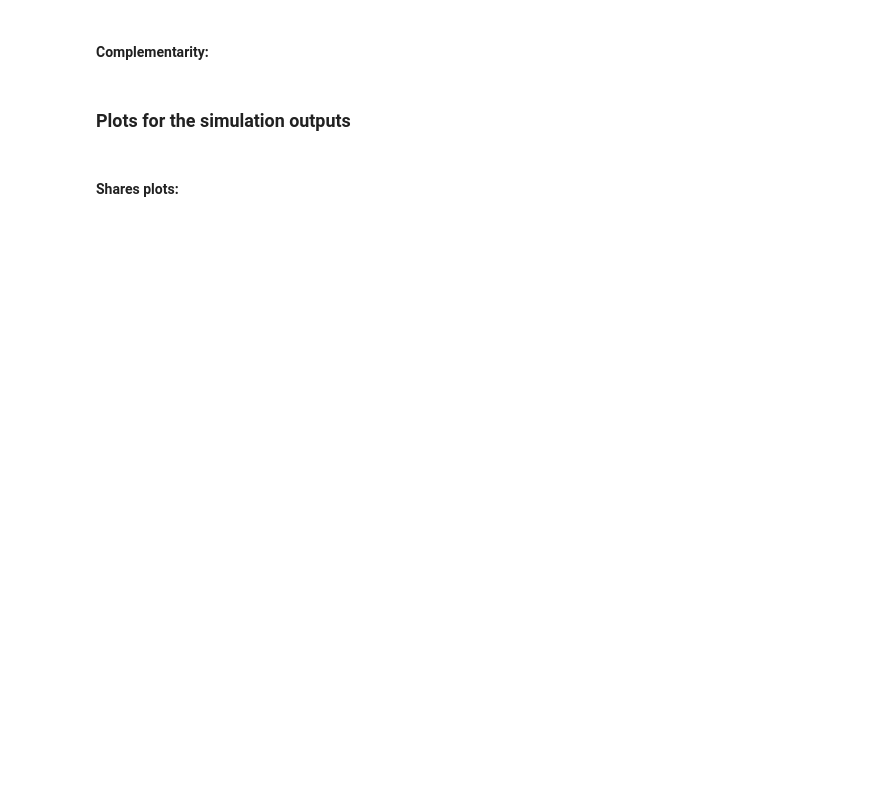
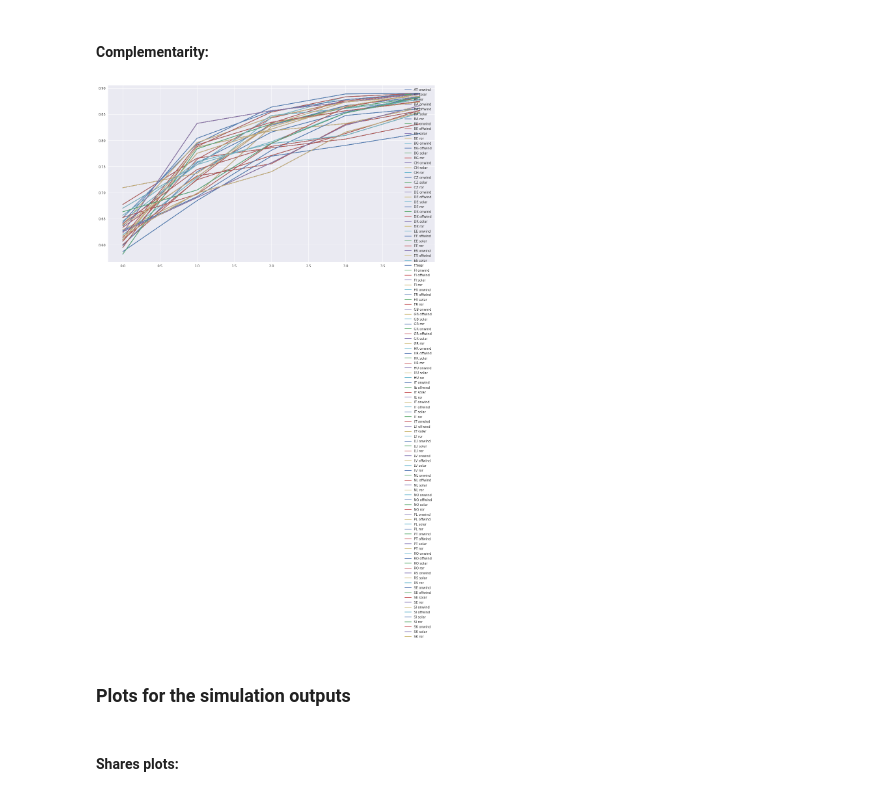
Before and after one commit to 2021-Energy-Climate-Hackathon/group_5, a Jupyter notebook: inputs_and_outputs_quick_plots.ipynb, the cells around one changed output. Cells and saved outputs as stored; diff of their text form; code cells hidden in the pictures; blank space fills up the shorter version.

Commit message:
Update basic plots Notebook to better display complementarity

```diff
--- a/inputs_and_outputs_quick_plots.ipynb
+++ b/inputs_and_outputs_quick_plots.ipynb
@@ -16,6 +16,9 @@ import warnings
 warnings.filterwarnings("ignore")
 import logging
 logging.getLogger("pypsa").setLevel(level=logging.CRITICAL)  # ignore WARNING and below
+
+# Style plots for better readability and accessibility
+plt.style.use(['seaborn'])
 # %% [markdown]
 # Bruno's starting ideas
 # %%
@@ -61,6 +84,6 @@ print(av_cap_factors)
 # %%
 ### low-generation events (minimum power availability from VRES over a period of 2-4 days, see Kies_etal)
-vregens = network.generators.index[network.generators.carrier.isin(['onwind','offwind','solar'])]
+vregens = network.generators.index[network.generators.carrier.isin(['onwind','offwind','solar'])]  # static, don't plot
 available_p = network.generators_t.p_max_pu[vregens].sum(axis=1)
 
 minimum_p_available_pu = pd.Series({n_days: (available_p.rolling('{}D'.format(n_days)).sum()/(len(vregens)*n_days*8)).min()
@@ -68,7 +91,6 @@ minimum_p_available_pu = pd.Series({n_days: (available_p.rolling('{}D'.format(n_
 
 # Collect all values with their variable name as a key in a dict
 low_gen_events = {
-    f'{vregens=}'.split('=')[0]: vregens,
     f'{available_p=}'.split('=')[0]: available_p,
     f'{minimum_p_available_pu=}'.split('=')[0]: minimum_p_available_pu,
 }
@@ -176,20 +279,17 @@ for name, vals in low_gen_events.items():
 #### Complementarity:
 # %%
 # Plot separate plots for each variable
+
+current_name = ""
+fig, ax = plt.subplots(figsize=(18,10))
 for name, vals in complementarity_seasonal.items():
-    fig, ax = plt.subplots(figsize=(18,10))
+    vals.plot()
 
-    # Do the actual plotting:
-    if isinstance(vals, pd.core.series.Series):
-        vals.plot()
-    else:
-        ax.plot(vals)
-
-    ax.set(xlabel=name, ylabel='???', title=f"Plot of {name}")
-    ax.grid()
-
-    plt.show()
-    fig.tight_layout()
+ax.legend()
+plt.show()
+fig.tight_layout()
+# %% [output]
+[figure, added]
 # %% [markdown]
 ### Plots for the simulation outputs
 # %% [markdown]
```
Also changed, not shown: parts of 9 cells of this notebook.
